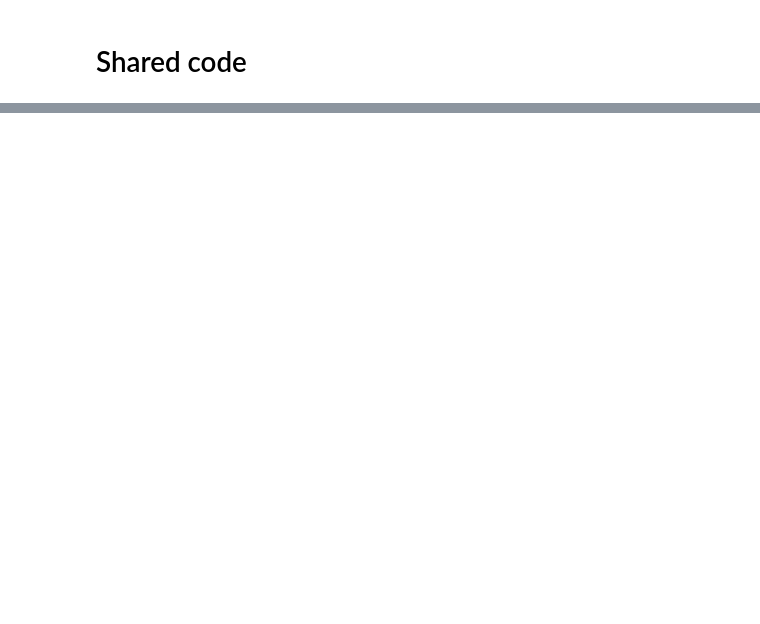
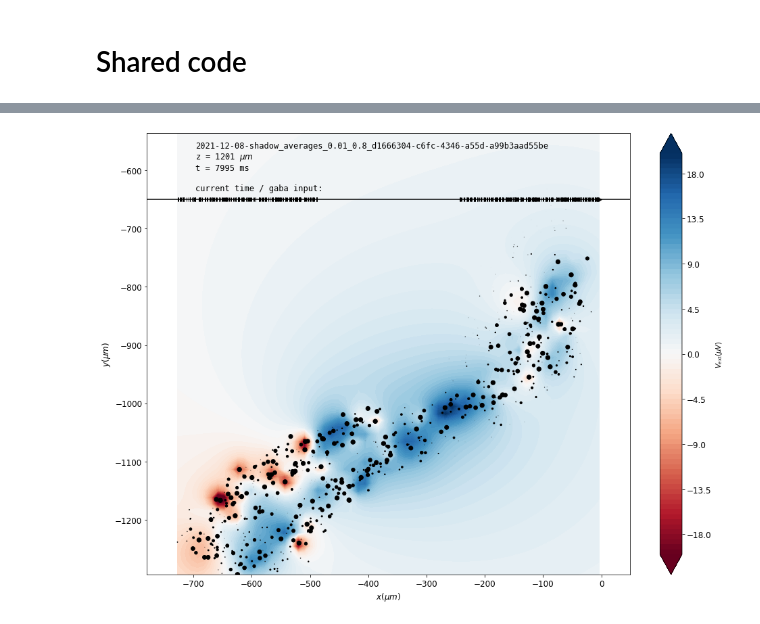
Before and after one commit to llandsmeer/iopublic, a Jupyter notebook: Local field potential v2.ipynb, the cells around one changed output, grey strips where cells are left out. Cells and saved outputs as stored; diff of their text form; code cells hidden in the pictures; blank space fills up the shorter version.

```diff
--- a/Local field potential v2.ipynb
+++ b/Local field potential v2.ipynb
@@ -730,0 +196,29 @@ np.interp
+# %%
+%%time
+
+## Option 2: Sample along a z-slice of the full IO at high resolution
+
+N_SAMPLES = 64 # along 1 dimension. values > 10 = slow
+soma = np.array([(a.x, a.y, a.z) for a in recipe.neurons]).T
+
+sx = np.linspace(soma[0].min(), soma[0].max(), N_SAMPLES)
+sy = np.linspace(soma[1].min(), soma[1].max(), N_SAMPLES)
+z0 = soma[2].mean()
+e = np.eye(3)
+
+Xplane, Yplane = np.meshgrid(sx, sy)
+X, Y, Z = (e[0]*Xplane.reshape(-1, 1) + e[1]*Yplane.reshape(-1, 1) + e[2]*z0).T
+lsps = []
+Ms = []
+geometries = []
+for gid in range(recipe.num_cells()):
+    segtree = recipe.cell_morphology(gid)
+    p = arbor.place_pwlin(arbor.morphology(segtree))
+    cell_geometry = ArborCellGeometry(p, I_meta[gid])
+    lsp = ArborLineSourcePotential(cell=cell_geometry, x=X, y=Y, z=Z)
+    M = lsp.get_transformation_matrix()
+    geometries.append(cell_geometry)
+    lsps.append(lsp)
+    Ms.append(M)
+    if gid % 5 == 0:
+        print(gid, end=' ', flush=True)
@@ -730,0 +316,17 @@ np.interp
+# %%
+%%time
+fig = plt.figure(figsize=(16, 12))
+
+!rm -fr img/highc_100khz
+!mkdir img/highc_100khz
+
+frames = []
+for i in range(0, V_ext.shape[2], 1):
+    fig.clf()
+    fig.patch.set_facecolor('white')
+    plot_lfp(i, lim=0.02)
+    plt.savefig("img/highc_100khz/%05d.png" % i)
+    print(i, end=' ', flush=True)
+
+# ffmpeg -framerate 20 -i img/highc_100khz/%05d.png -r 30 -pix_fmt yuv420p highc_100khz.mp4
+# %% [output]
@@ -730,0 +335 @@ np.interp
+[figure, added]
```
Also changed, not shown: parts of 63 cells of this notebook, 1 other file.
